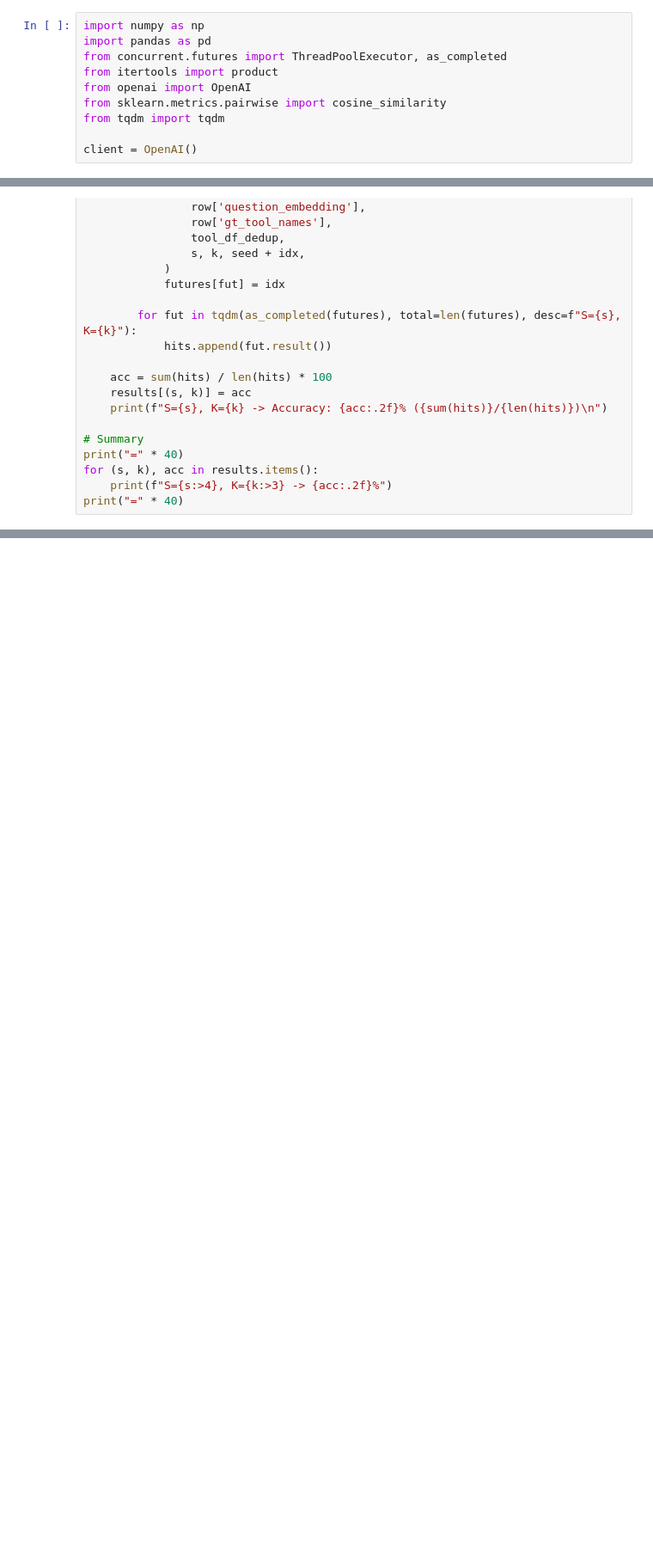
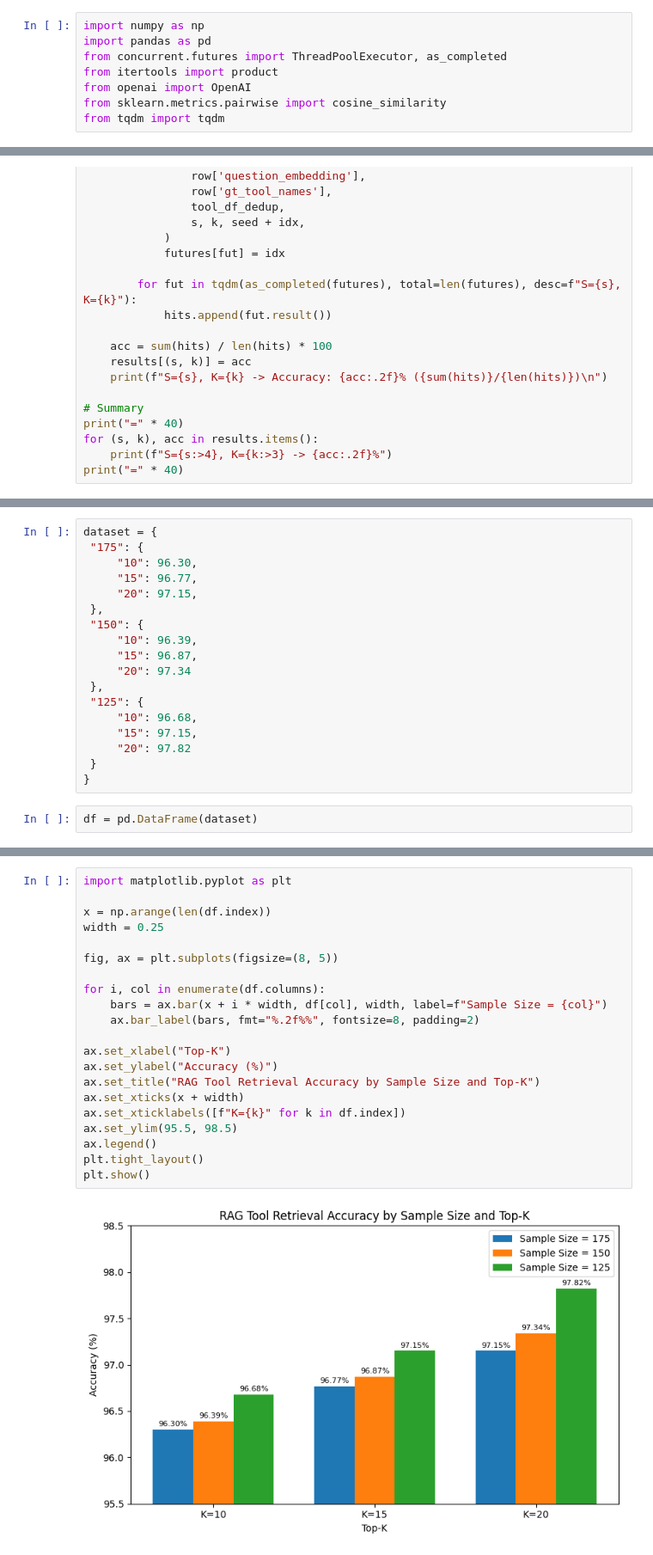
Before and after one commit to eardatasci/dynamic-tool-discovery, a Jupyter notebook: training/rag_tool_choice.ipynb, the cells around one changed output, grey strips where cells are left out. Shown at 86% size. Drawn from its saved outputs; the diff is of its cells as text; blank space fills up the shorter version.

```diff
--- a/training/rag_tool_choice.ipynb
+++ b/training/rag_tool_choice.ipynb
@@ -6,8 +6,6 @@ from itertools import product
 from openai import OpenAI
 from sklearn.metrics.pairwise import cosine_similarity
 from tqdm import tqdm
-
-client = OpenAI()
 # %%
 tool_df = pd.read_pickle("../data/pkls/ntokens_embeddings_tool_df.pkl")
 eval_df = pd.read_pickle("../data/pkls/multiple_tools.pkl")
@@ -82,0 +91,20 @@ print("=" * 40)
+# %%
+dataset = {
+ "175": {
+     "10": 96.30,
+     "15": 96.77,
+     "20": 97.15,
+ },
+ "150": {
+     "10": 96.39,
+     "15": 96.87,
+     "20": 97.34
+ },
+ "125": {
+     "10": 96.68,
+     "15": 97.15,
+     "20": 97.82
+ }
+}
+# %%
+df = pd.DataFrame(dataset)
@@ -82,0 +118,23 @@ print("=" * 40)
+# %%
+import matplotlib.pyplot as plt
+
+x = np.arange(len(df.index))
+width = 0.25
+
+fig, ax = plt.subplots(figsize=(8, 5))
+
+for i, col in enumerate(df.columns):
+    bars = ax.bar(x + i * width, df[col], width, label=f"Sample Size = {col}")
+    ax.bar_label(bars, fmt="%.2f%%", fontsize=8, padding=2)
+
+ax.set_xlabel("Top-K")
+ax.set_ylabel("Accuracy (%)")
+ax.set_title("RAG Tool Retrieval Accuracy by Sample Size and Top-K")
+ax.set_xticks(x + width)
+ax.set_xticklabels([f"K={k}" for k in df.index])
+ax.set_ylim(95.5, 98.5)
+ax.legend()
+plt.tight_layout()
+plt.show()
+# %% [output]
+[figure, added]
```
Also changed, not shown: parts of 2 cells of this notebook, 2 other files.
